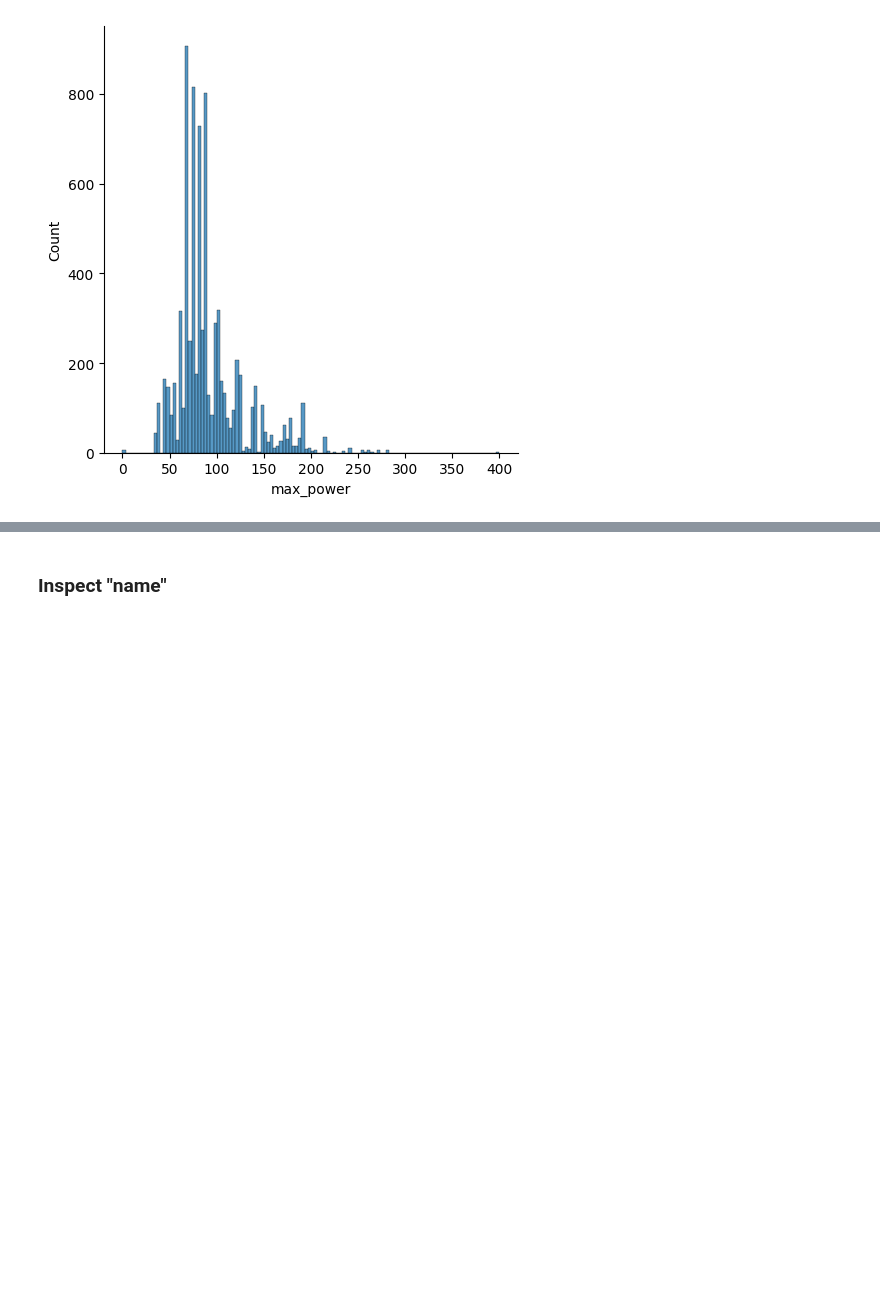
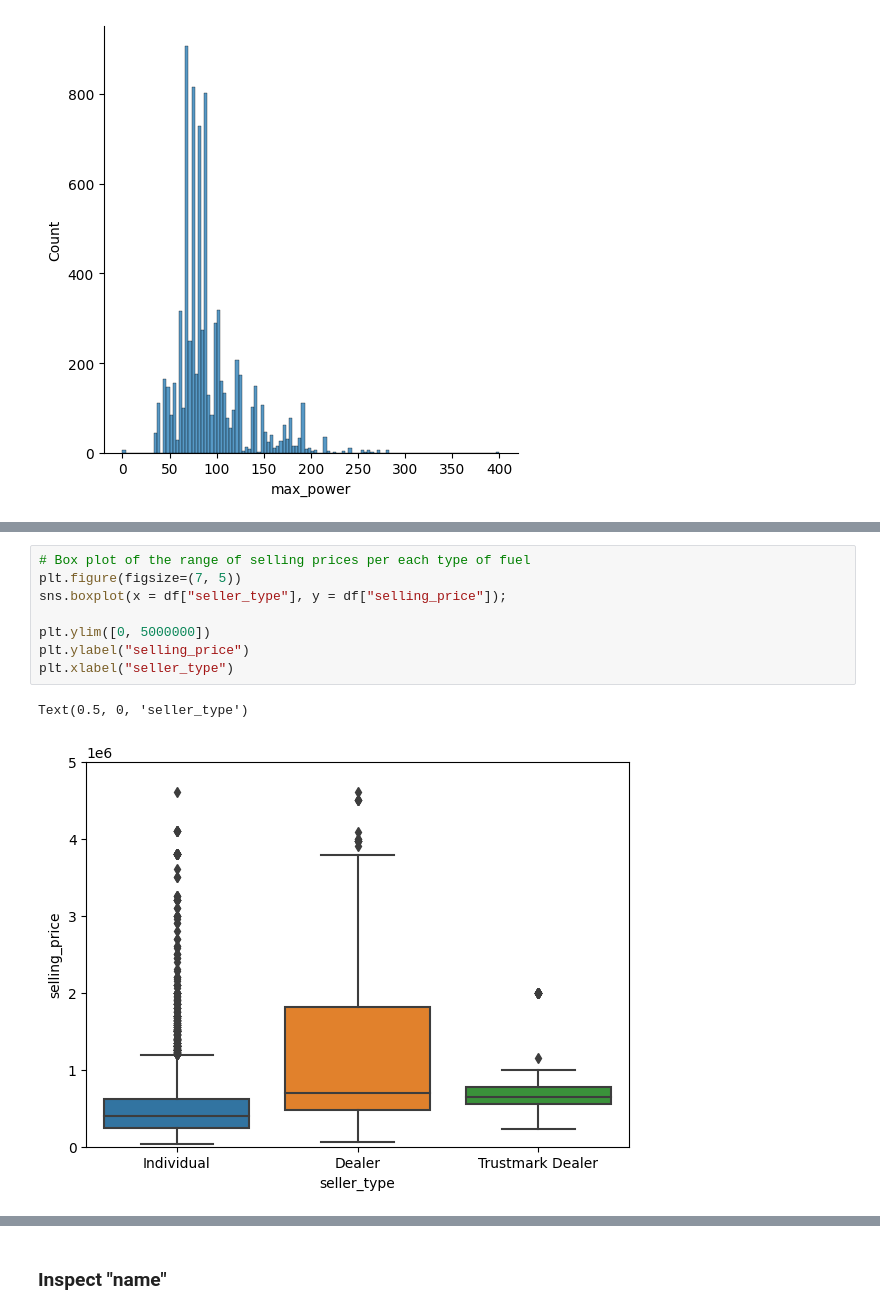
Before and after one commit to ParunNg/Car-Price-Prediction, a Jupyter notebook: Car Price Prediction.ipynb, the cells around one changed output, grey strips where cells are left out. Drawn from its saved outputs; the diff is of its cells as text; blank space fills up the shorter version.

```diff
--- a/Car Price Prediction.ipynb
+++ b/Car Price Prediction.ipynb
@@ -259,0 +326,11 @@ Median of max_power: 82.4
+# %%
+# Box plot of the range of selling prices per each type of fuel
+plt.figure(figsize=(7, 5))
+sns.boxplot(x = df["seller_type"], y = df["selling_price"]);
+
+plt.ylim([0, 5000000])
+plt.ylabel("selling_price")
+plt.xlabel("seller_type")
+# %% [output]
+Text(0.5, 0, 'seller_type')
+[figure, added]
```
Also changed, not shown: parts of 28 cells of this notebook, 2 other files.
